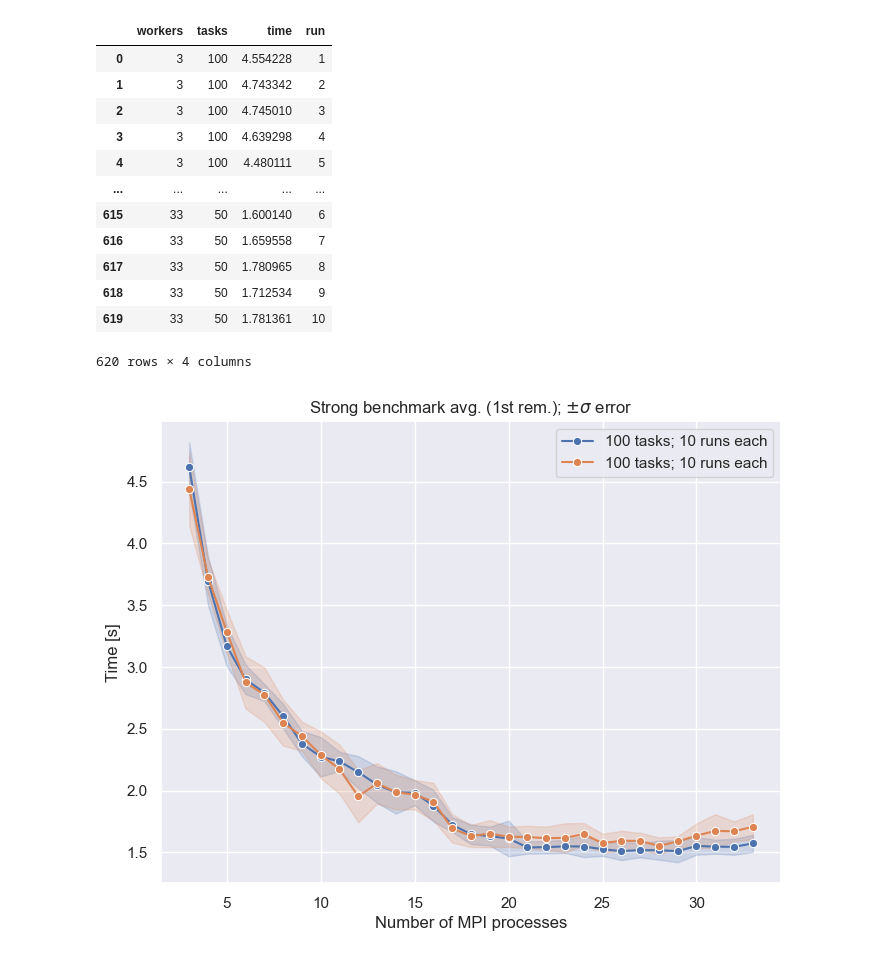
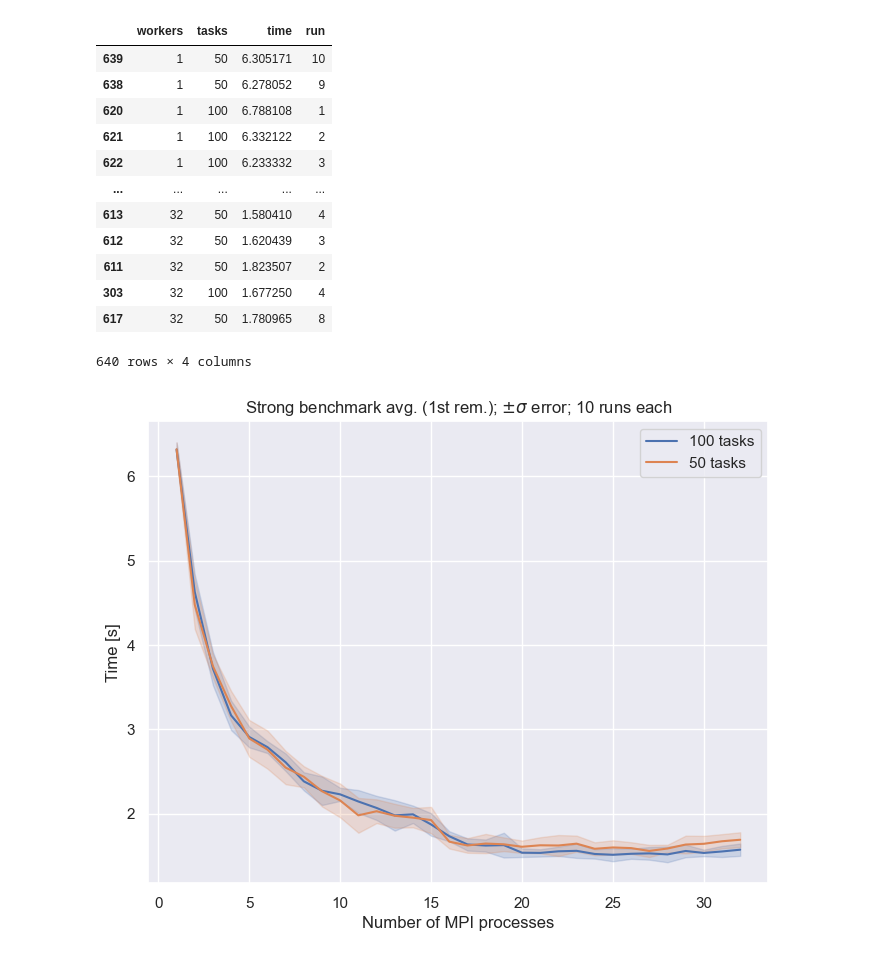
Before and after one commit to benedict-armstrong/hpc, a Jupyter notebook: project05/code/hpc_python/ManagerWorker/plot.ipynb, the cells around one changed output. Saved outputs shown, nothing was run; the diff lists cells and outputs as text; code cells hidden in the pictures.

```diff
--- a/project05/code/hpc_python/ManagerWorker/plot.ipynb
+++ b/project05/code/hpc_python/ManagerWorker/plot.ipynb
@@ -4,44 +4,50 @@ import seaborn as sns
 import matplotlib.pyplot as plt
 # %%
 df = pd.read_csv('out/results.csv')
+df["workers"] = df["workers"] - 1
+df.sort_values(by=['workers'], inplace=True)
 df
 # %% [output]
 |  | workers | tasks | time | run |
-| 0 | 3 | 100 | 4.554228 | 1 |
-| 1 | 3 | 100 | 4.743342 | 2 |
-| 2 | 3 | 100 | 4.745010 | 3 |
-| 3 | 3 | 100 | 4.639298 | 4 |
-| 4 | 3 | 100 | 4.480111 | 5 |
+| 639 | 1 | 50 | 6.305171 | 10 |
+| 638 | 1 | 50 | 6.278052 | 9 |
+| 620 | 1 | 100 | 6.788108 | 1 |
+| 621 | 1 | 100 | 6.332122 | 2 |
+| 622 | 1 | 100 | 6.233332 | 3 |
 | ... | ... | ... | ... | ... |
-| 615 | 33 | 50 | 1.600140 | 6 |
-| 616 | 33 | 50 | 1.659558 | 7 |
-| 617 | 33 | 50 | 1.780965 | 8 |
-| 618 | 33 | 50 | 1.712534 | 9 |
-| 619 | 33 | 50 | 1.781361 | 10 |
+| 613 | 32 | 50 | 1.580410 | 4 |
+| 612 | 32 | 50 | 1.620439 | 3 |
+| 611 | 32 | 50 | 1.823507 | 2 |
+| 303 | 32 | 100 | 1.677250 | 4 |
+| 617 | 32 | 50 | 1.780965 | 8 |
-620 rows × 4 columns
+640 rows × 4 columns
 # %%
 sns.set_theme(style="darkgrid")
 # %%
 plt.figure(figsize=(8, 6))
 
 def plot_strong(data, label):
-    sns.lineplot(x="workers", y="time", data=data, errorbar="sd", marker="o", label=label)
 
-plot_strong(df[df['tasks'] == 100], "100 tasks; 10 runs each")
-plot_strong(df[df['tasks'] == 50], "100 tasks; 10 runs each")
+    # drop first run (warmup)
+    data = data.drop(data[data["run"] == 1].index)
+
+    sns.lineplot(x="workers", y="time", data=data, errorbar="sd", label=label)
+
+plot_strong(df[df['tasks'] == 100], "100 tasks")
+plot_strong(df[df['tasks'] == 50], "50 tasks")
 
 plt.xlabel("Number of MPI processes")
 plt.ylabel("Time [s]")
 
 # add grid
 plt.grid(True)
 
-plt.title(f"Strong benchmark avg. (1st rem.); $\pm\sigma$ error")
+plt.title(f"Strong benchmark avg. (1st rem.); $\pm\sigma$ error; 10 runs each")
 
 plt.savefig(f"../../../report/plots/py_mandel/strong_scaling.svg")
 plt.show()
 # %% [output]
-[figure, old version]
+[figure, new version]
 # %%
 plt.figure(figsize=(8, 6))
 
```
Also changed, not shown: parts of 1 cell of this notebook, 12 other files.
